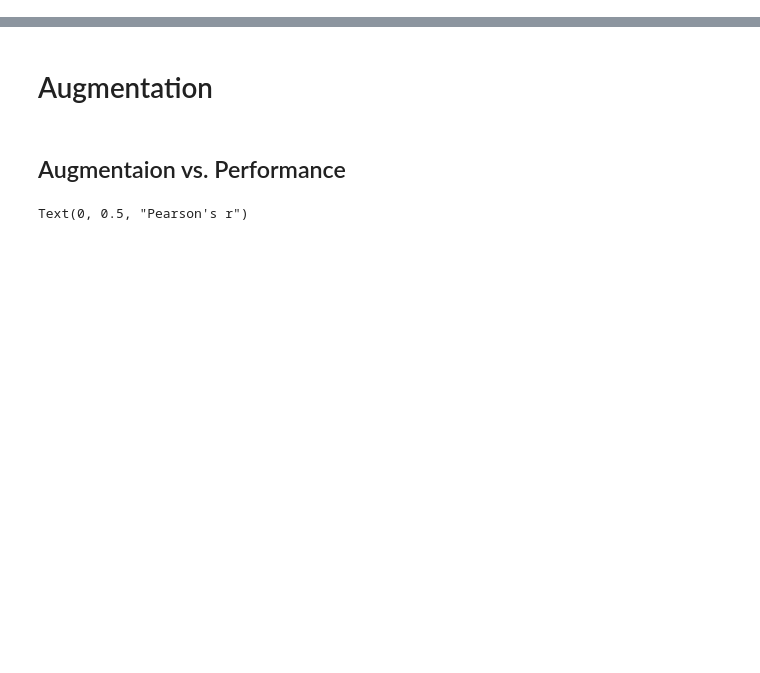
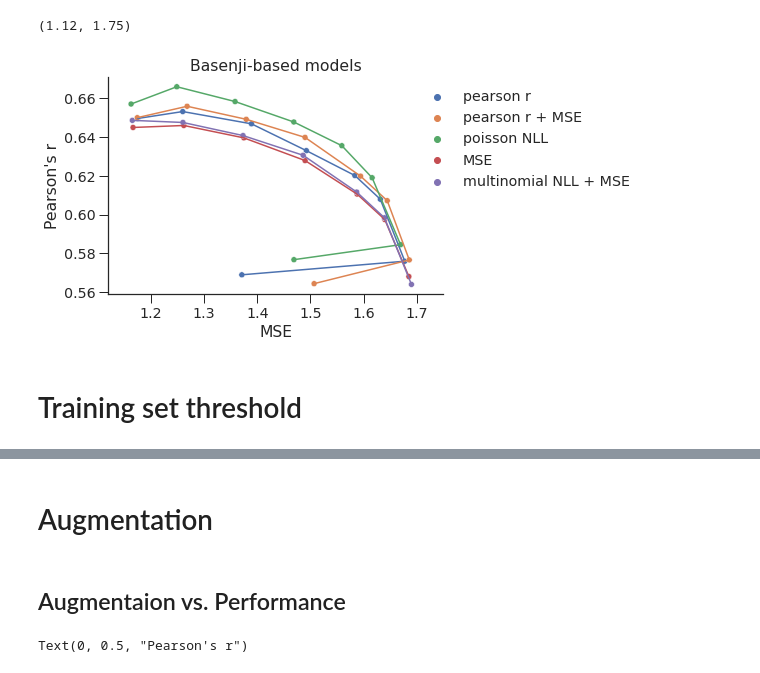
Before and after one commit to amberT15/QuantPred, a Jupyter notebook: Paper_result_compile.ipynb, the cells around one changed output, grey strips where cells are left out. Cells and saved outputs as stored; diff of their text form; code cells hidden in the pictures; blank space fills up the shorter version.

```diff
--- a/Paper_result_compile.ipynb
+++ b/Paper_result_compile.ipynb
@@ -0,0 +85,44 @@
+# %%
+summary_performance = pd.read_csv('/mnt/31dac31c-c4e2-4704-97bd-0788af37c5eb/model_evaluations/binloss_basenji.csv')
+
+
+average_summary_performance = summary_performance[(summary_performance['pred type'] == 'scaled')&
+                                                  (summary_performance['eval type'] == 'whole')
+                                                  ].groupby(['bin_size', 'loss_fn']).mean().reset_index()
+
+loss_name_subs = {'basenjipearsonr': 'pearson r', 'mse': 'MSE',
+                  'multinomialnll_mse_reg':'multinomial NLL + MSE',
+                 'poisson':'poisson NLL', 'pearsonr_mse': 'pearson r + MSE'}
+
+average_summary_performance['loss'] = [loss_name_subs[l] for l in average_summary_performance['loss_fn'].values]
+# %%
+sns.set(font_scale=1.3)
+sns.set_style(style='white')
+plt.rcParams['xtick.major.size'] = 9
+plt.rcParams['xtick.major.width'] = 1
+
+plt.rcParams['ytick.major.size'] = 9
+plt.rcParams['ytick.major.width'] = 1
+plt.rcParams['xtick.bottom'] = True
+plt.rcParams['ytick.left'] = True
+
+
+df = average_summary_performance
+lines = sns.lineplot(data=df.sort_values('bin_size'), x='mse',
+                     y='pr_corr', hue='loss', sort=False, legend=False)
+
+points = sns.scatterplot(data=average_summary_performance, x='mse', y='pr_corr', hue='loss',
+                         ax=lines, legend='full')
+
+points.legend(frameon=False, bbox_to_anchor=(0.9,1))
+plt.title('Basenji-based models')
+plt.gca().spines['top'].set_visible(False)
+plt.gca().spines['right'].set_visible(False)
+plt.ylabel('Pearson\'s r')
+plt.xlabel('MSE')
+plt.xlim(1.12,1.75)
+# %% [output]
+(1.12, 1.75)
+[figure, added]
+# %% [markdown]
+# Training set threshold
```
Also changed, not shown: parts of 14 cells of this notebook.
